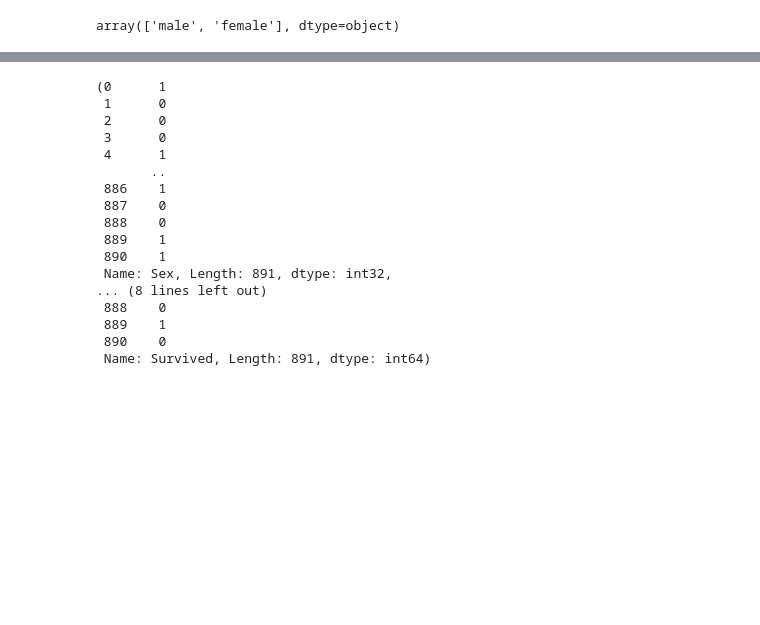
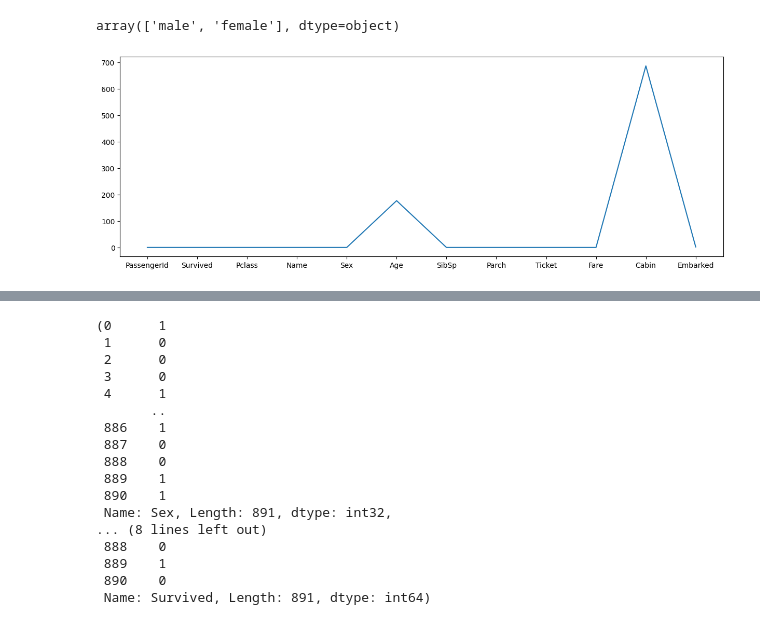
Before and after one commit to shivxm01/CodSoft, a Jupyter notebook: TitanicSurvival.ipynb, the cells around one changed output, grey strips where cells are left out. Saved outputs shown, nothing was run; the diff lists cells and outputs as text; code cells hidden in the pictures; blank space fills up the shorter version.

```diff
--- a/TitanicSurvival.ipynb
+++ b/TitanicSurvival.ipynb
@@ -100,6 +131,13 @@ df.groupby('Sex')[['Survived']].mean()
 df['Sex'].unique()
 # %% [output]
 array(['male', 'female'], dtype=object)
+# %%
+# visualizing null value is train data
+plt.figure(figsize = (15,5))
+plt.plot(df.columns, df.isna().sum())
+plt.show()
+# %% [output]
+[figure, added]
 # %%
 from sklearn.preprocessing import LabelEncoder
 labelEncoder = LabelEncoder()
```
Also changed, not shown: parts of 5 cells of this notebook.
